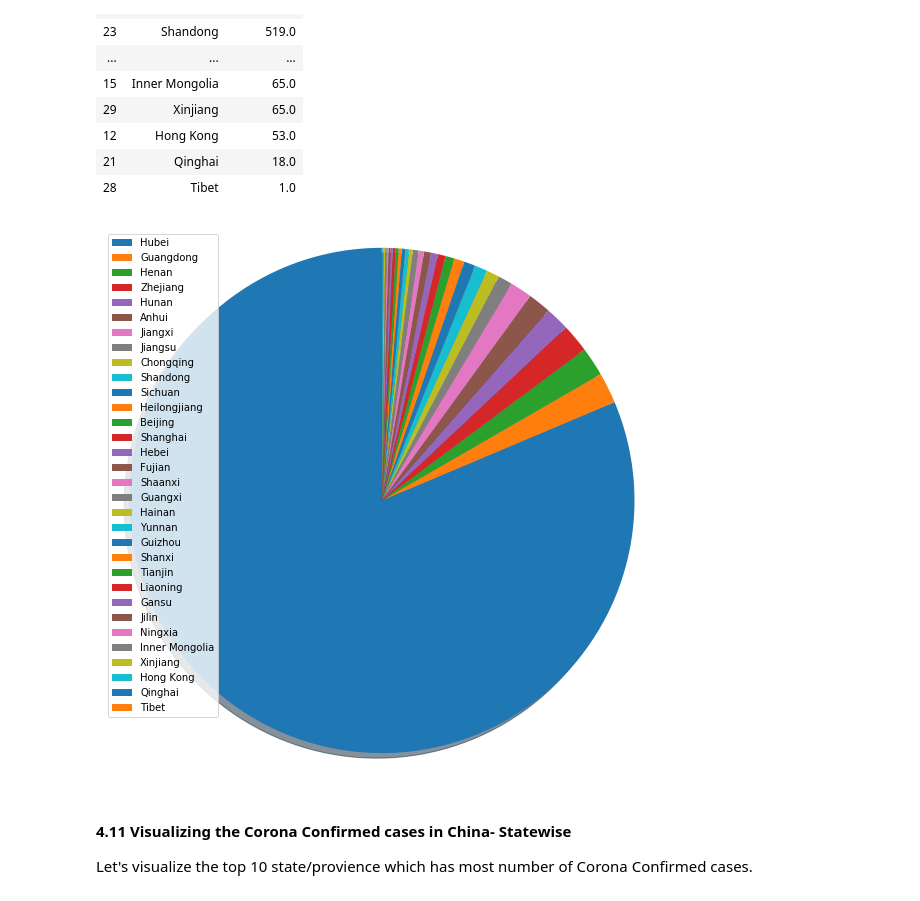
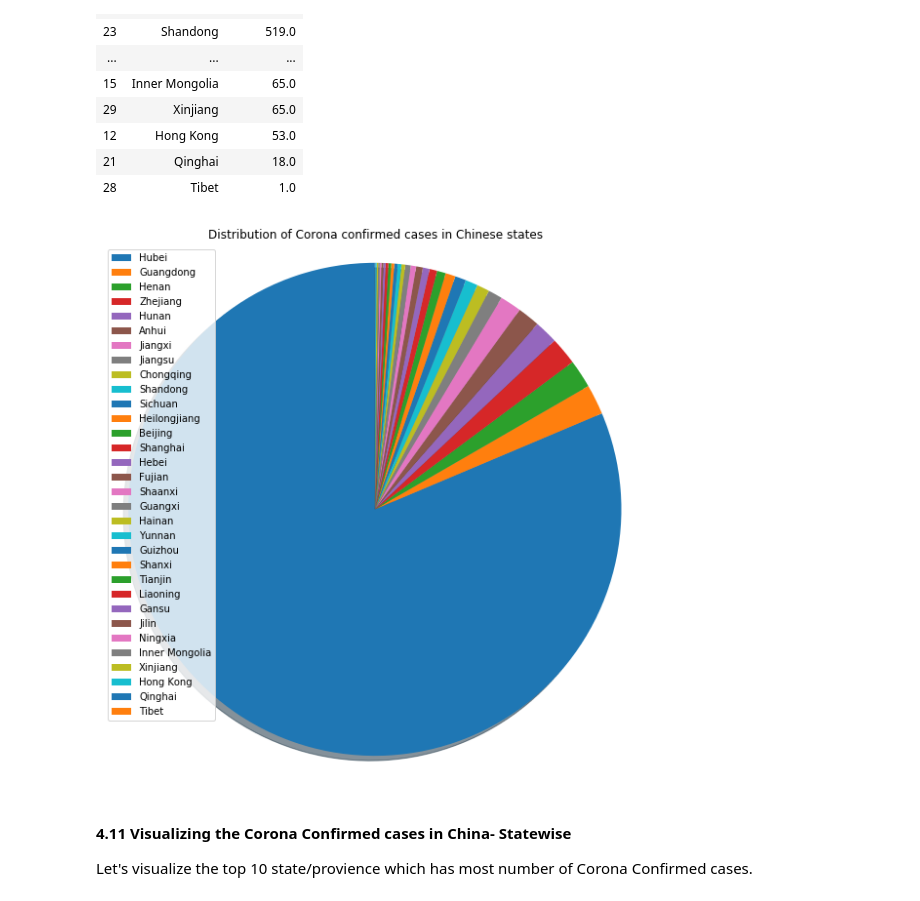
Before and after one commit to sunilkumarmano/Exploratory-Data-Analysis, a Jupyter notebook: Novel Corona Virus 2020 - Exploratory Data Analysis/Exploratory Data Analysis on Novel Corona Virus 2020.ipynb, the cells around one changed output. Saved outputs shown, nothing was run; the diff lists cells and outputs as text; code cells hidden in the pictures.

Commit message:
corona commit updated

```diff
--- a/Novel Corona Virus 2020 - Exploratory Data Analysis/Exploratory Data Analysis on Novel Corona Virus 2020.ipynb
+++ b/Novel Corona Virus 2020 - Exploratory Data Analysis/Exploratory Data Analysis on Novel Corona Virus 2020.ipynb
@@ -455,13 +455,14 @@ corona_china_confirmed_cases
 # %%
 labels = corona_china_confirmed_cases["Province/State"]
 sizes = corona_china_confirmed_cases["Confirmed"]
 plt.figure(figsize = (10,10))
 patches, texts = plt.pie(sizes, shadow=True, startangle=90)
 plt.legend(patches, labels, loc="best")
 plt.axis('equal')
+plt.title("Distribution of Corona confirmed cases in Chinese states")
 plt.show()
 # %% [output]
-[figure, old version]
+[figure, new version]
 # %% [markdown]
 #### 4.11 Visualizing the Corona Confirmed cases in China- Statewise
 
```
